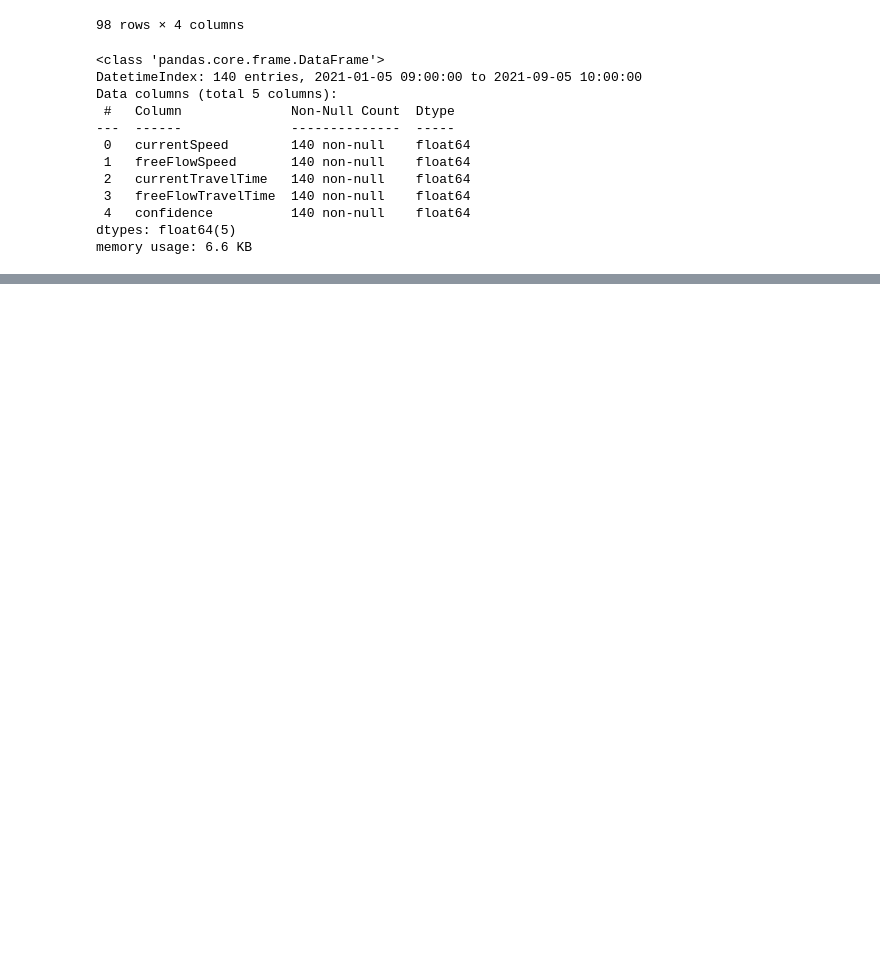
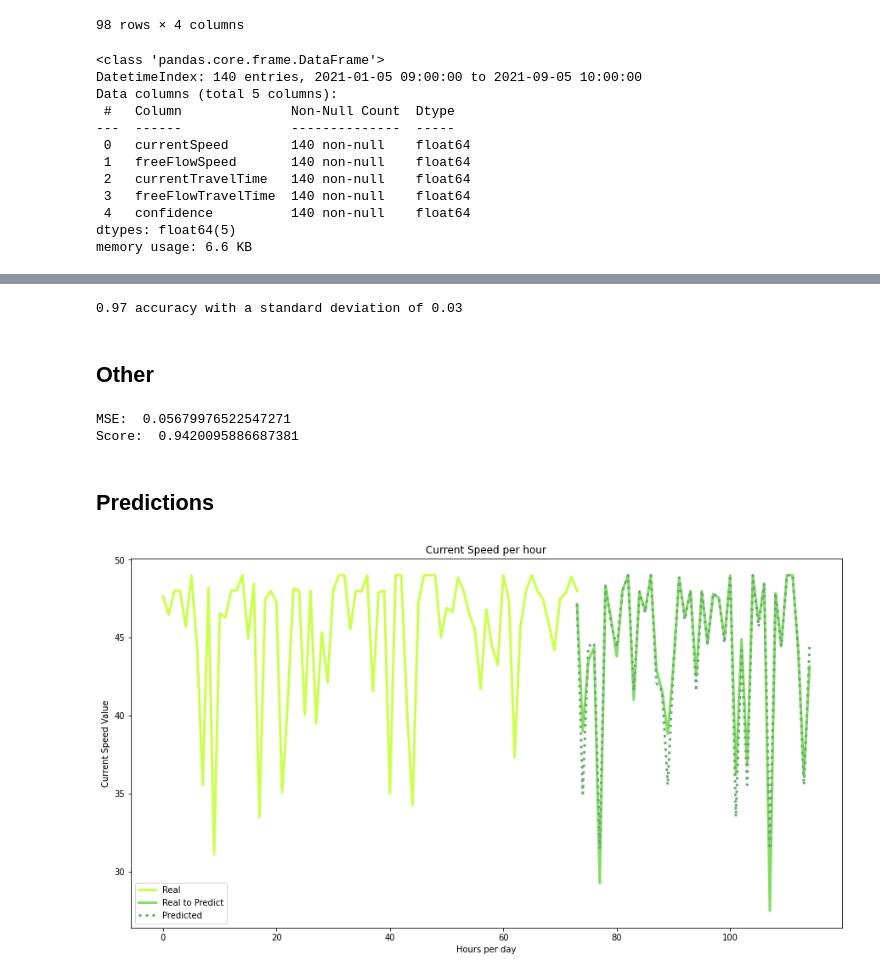
Before and after one commit to ConstancaElias/traffic-flow-sensoring, a Jupyter notebook: Model/TP-Model.ipynb, the cells around one changed output, grey strips where cells are left out. Cells and saved outputs as stored; diff of their text form; code cells hidden in the pictures; blank space fills up the shorter version.

Commit message:
model update

```diff
--- a/Model/TP-Model.ipynb
+++ b/Model/TP-Model.ipynb
@@ -131,0 +139,8 @@ NameError: name 'y_train' is not defined
+# %%
+model_regression = DecisionTreeRegressor()
+
+model_regression.fit(train_x, train_y)
+predictions = model_regression.predict(test_x)
+print(predictions)
+
+score = model_regression.score(test_x, test_y)
@@ -131,0 +155,20 @@ NameError: name 'y_train' is not defined
+# %%
+scores = cross_val_score(model_regression, x, y, cv=20)
+
+print("%0.2f accuracy with a standard deviation of %0.2f" % (scores.mean(), scores.std()))
+# %% [output]
+0.97 accuracy with a standard deviation of 0.03
+# %% [markdown]
+## Other
+# %%
+model_regression_2 = DecisionTreeRegressor()
+
+model_regression_2.fit(train_x, train_y)
+predictions_2 = model_regression_2.predict(test_x)
+#print(predictions_2)
+
+print('MSE: ', np.sqrt(mean_squared_error(test_y,predictions_2)))
+print('Score: ', r2_score(test_y,predictions_2))
+# %% [output]
+MSE:  0.05679976522547271
+Score:  0.9420095886687381
@@ -131,0 +179,17 @@ NameError: name 'y_train' is not defined
+# %% [markdown]
+## Predictions
+# %%
+plt.figure(figsize = (15, 8))
+plt.plot(range(len(train_y[:-24])), train_y[:-24], label = 'Real', color = '#CBFF4D',
+             linewidth = 3)
+plt.plot(range(len(train_y[:-24]) - 1, len(train_y [:-24]) + len(test_y) - 1), test_y, label = 'Real to Predict',
+             color = '#84DD63', linewidth = 3)
+plt.plot(range(len(train_y[:-24]) - 1, len(train_y [:-24]) + len(test_y) - 1), predictions_2, label = 'Predicted',
+              color = '#6BAA75', linestyle= 'dotted',linewidth = 3)
+plt.title('Current Speed per hour')
+plt.ylabel('Current Speed Value')
+plt.xlabel('Hours per day')
+plt.legend()
+plt.show()
+# %% [output]
+[figure, added]
```
Also changed, not shown: parts of 16 cells of this notebook.
